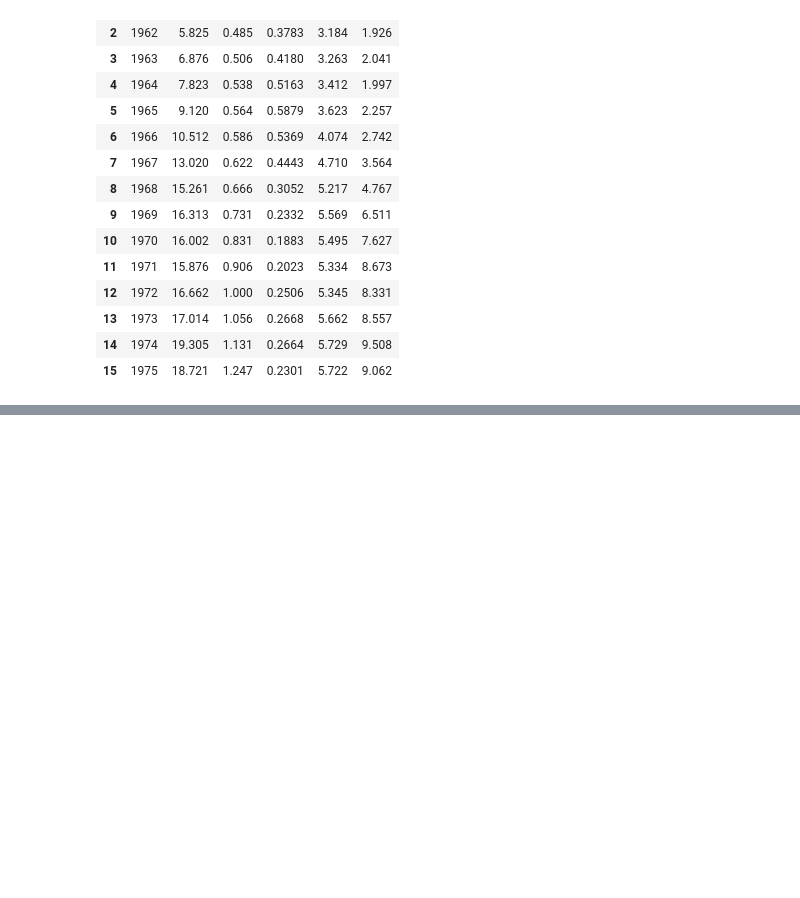
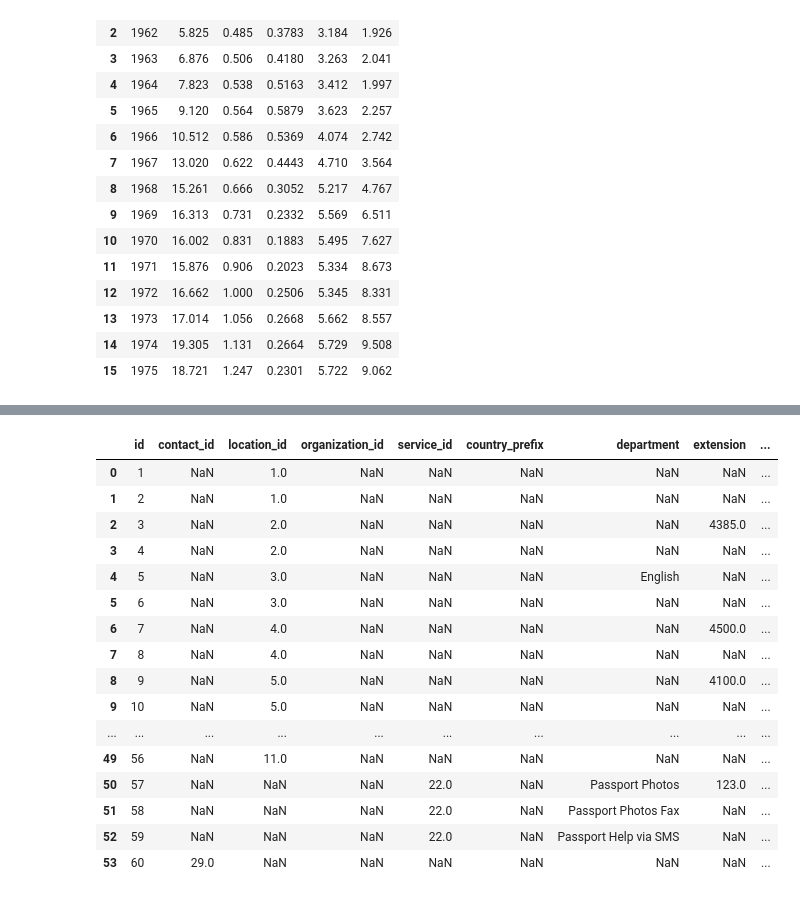
Before and after one commit to Priya-088/Full_Stack_Data_Science, a Jupyter notebook: pandas-1-Jan_22nd_2023.ipynb, the cells around one changed output, grey strips where cells are left out. Cells and saved outputs as stored; diff of their text form; code cells hidden in the pictures; blank space fills up the shorter version.

```diff
--- a/pandas-1-Jan_22nd_2023.ipynb
+++ b/pandas-1-Jan_22nd_2023.ipynb
@@ -195,0 +354,20 @@ pd.read_excel('data/airline1.xls',sheet_name='Sheet3',header=None)
+# %%
+pd.read_csv('https://raw.githubusercontent.com/codeforamerica/ohana-api/master/data/sample-csv/phones.csv')
+# %% [output]
+|  | id | contact_id | location_id | organization_id | service_id | country_prefix | department | extension | ... |
+| 0 | 1 | NaN | 1.0 | NaN | NaN | NaN | NaN | NaN | ... |
+| 1 | 2 | NaN | 1.0 | NaN | NaN | NaN | NaN | NaN | ... |
+| 2 | 3 | NaN | 2.0 | NaN | NaN | NaN | NaN | 4385.0 | ... |
+| 3 | 4 | NaN | 2.0 | NaN | NaN | NaN | NaN | NaN | ... |
+| 4 | 5 | NaN | 3.0 | NaN | NaN | NaN | English | NaN | ... |
+| 5 | 6 | NaN | 3.0 | NaN | NaN | NaN | NaN | NaN | ... |
+| 6 | 7 | NaN | 4.0 | NaN | NaN | NaN | NaN | 4500.0 | ... |
+| 7 | 8 | NaN | 4.0 | NaN | NaN | NaN | NaN | NaN | ... |
+| 8 | 9 | NaN | 5.0 | NaN | NaN | NaN | NaN | 4100.0 | ... |
+| 9 | 10 | NaN | 5.0 | NaN | NaN | NaN | NaN | NaN | ... |
+| ... | ... | ... | ... | ... | ... | ... | ... | ... | ... |
+| 49 | 56 | NaN | 11.0 | NaN | NaN | NaN | NaN | NaN | ... |
+| 50 | 57 | NaN | NaN | NaN | 22.0 | NaN | Passport Photos | 123.0 | ... |
+| 51 | 58 | NaN | NaN | NaN | 22.0 | NaN | Passport Photos Fax | NaN | ... |
+| 52 | 59 | NaN | NaN | NaN | 22.0 | NaN | Passport Help via SMS | NaN | ... |
+| 53 | 60 | 29.0 | NaN | NaN | NaN | NaN | NaN | NaN | ... |
```
Also changed, not shown: parts of 18 cells of this notebook.
